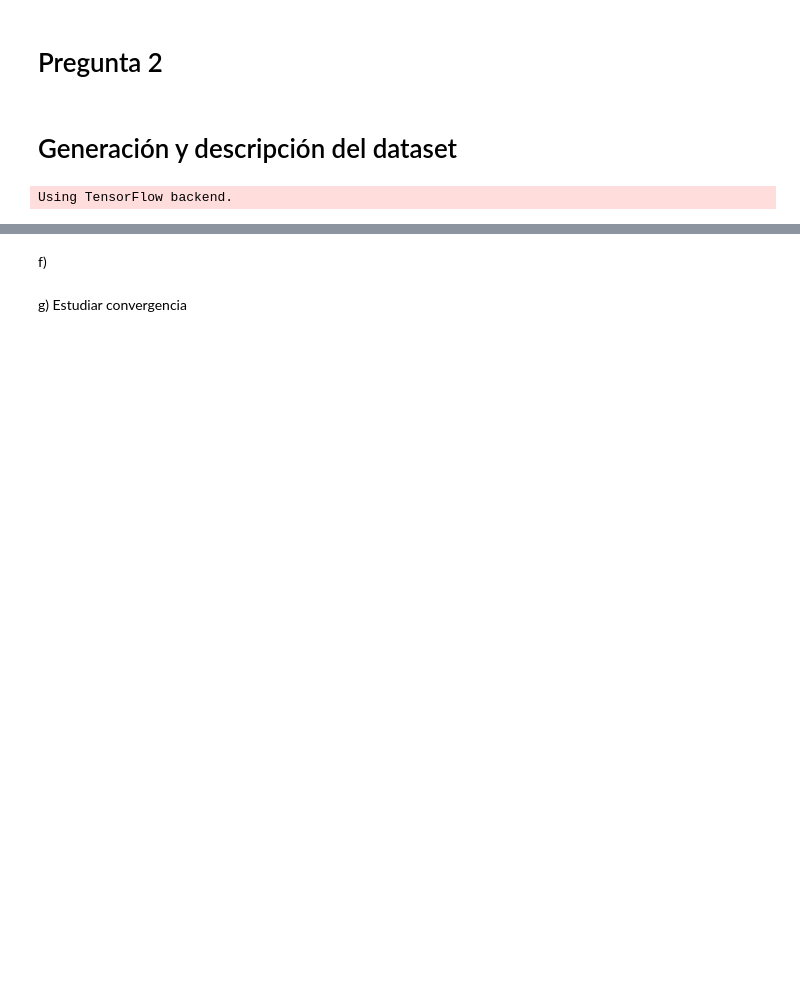
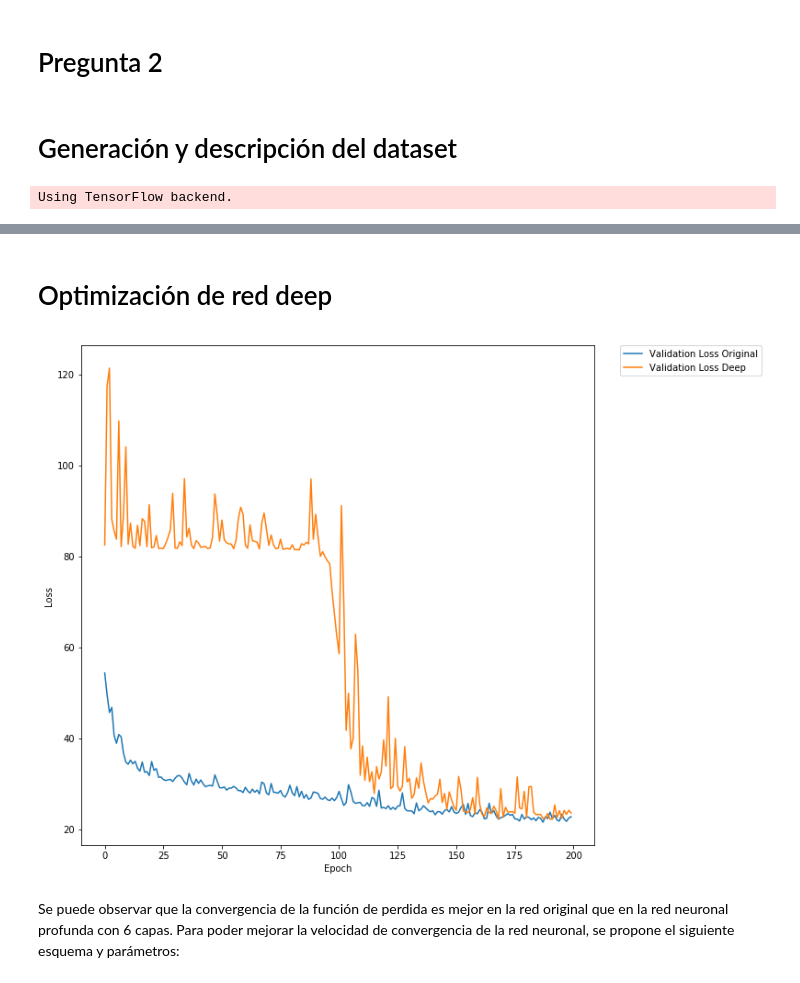
Before and after one commit to honorcode93/RN-Tarea1, a Jupyter notebook: Pregunta 2.ipynb, the cells around one changed output, grey strips where cells are left out. Saved outputs shown, nothing was run; the diff lists cells and outputs as text; code cells hidden in the pictures; blank space fills up the shorter version.

```diff
--- a/Pregunta 2.ipynb
+++ b/Pregunta 2.ipynb
@@ -533,2 +542,0 @@ plt.show()
-# %% [markdown]
-f)
@@ -537,2 +543,42 @@ f)
-# %% [markdown]
-g) Estudiar convergencia
+# %% [markdown]
+# Optimización de red deep
+# %%
+def compile_network_for_f(lr=0.01, hidden_units=200, hidden_activation="sigmoid"):
+    model = Sequential()
+    model.add(Dense(200, input_dim=X_train_scaled.shape[1], kernel_initializer='uniform',activation='sigmoid'))
+    model.add(Dense(200, kernel_initializer='uniform',activation='sigmoid'))
+    model.add(Dense(200,  kernel_initializer='uniform',activation='sigmoid'))
+    model.add(Dense(200, kernel_initializer='uniform',activation='sigmoid'))
+    model.add(Dense(200, kernel_initializer='uniform',activation='sigmoid'))
+    model.add(Dense(1, kernel_initializer='uniform',activation='linear'))
+    sgd = SGD(lr=0.01)
+    model.compile(optimizer=sgd,loss='mean_squared_error')
+    return model
+# %%
+model = compile_network_for_f(lr=0.005)
+hist = model.fit(X_train_scaled, y_train, epochs=200,
+        verbose=0, validation_data=(X_test_scaled.as_matrix(), y_test))
+# %%
+model = compile_network()
+hist2 = model.fit(X_train_scaled, y_train, epochs=200,
+        verbose=0, validation_data=(X_test_scaled.as_matrix(), y_test))
+# %%
+import matplotlib.pyplot as plt
+loss_x = range(0, 200)
+
+val_loss_y = hist.history['val_loss']
+
+# Plot the loss
+plt.figure(figsize=(10, 10))
+plt.plot(loss_x, hist2.history['val_loss'], label="Validation Loss Original")
+plt.plot(loss_x, hist.history['val_loss'], label="Validation Loss Deep")
+plt.legend(bbox_to_anchor=(1.05, 1), loc=2, borderaxespad=0.)
+plt.xlabel('Epoch')
+plt.ylabel('Loss')
+
+
+plt.show()
+# %% [output]
+[figure, added]
+# %% [markdown]
+Se puede observar que la convergencia de la función de perdida es mejor en la red original que en la red neuronal profunda con 6 capas. Para poder mejorar la velocidad de convergencia de la red neuronal, se propone el siguiente esquema y parámetros:
```
Also changed, not shown: parts of 30 cells of this notebook.
